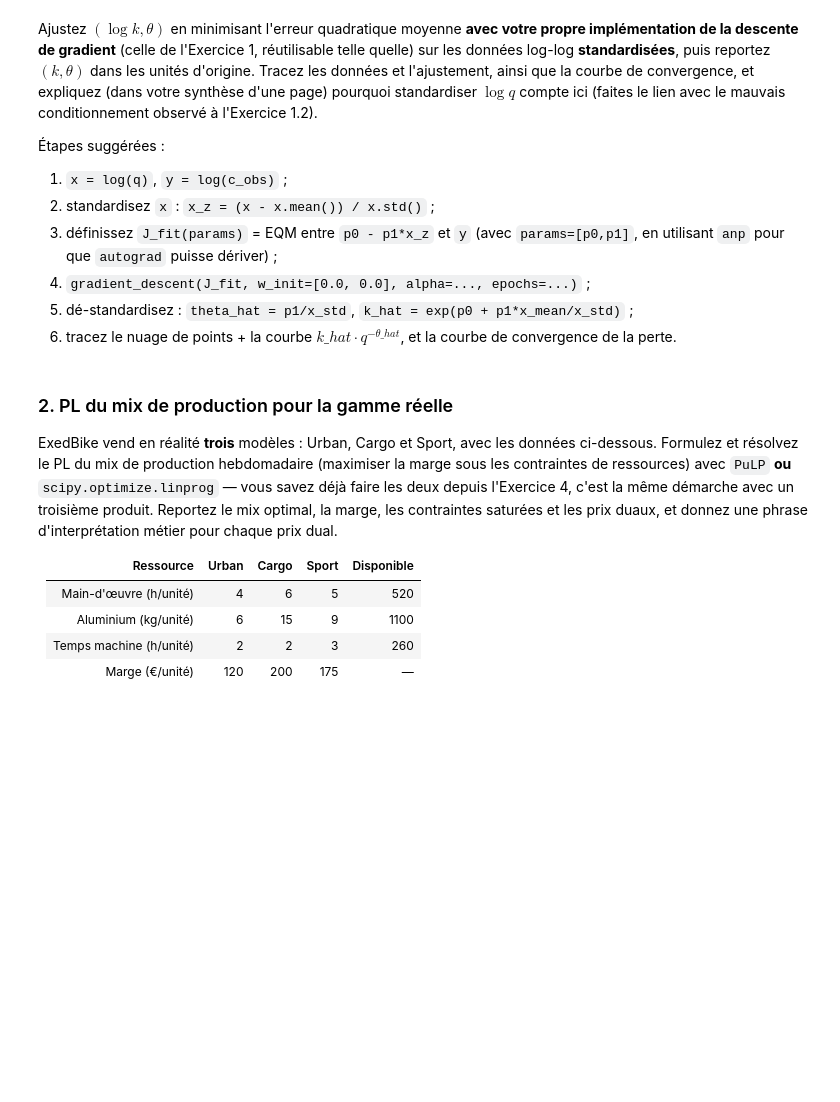
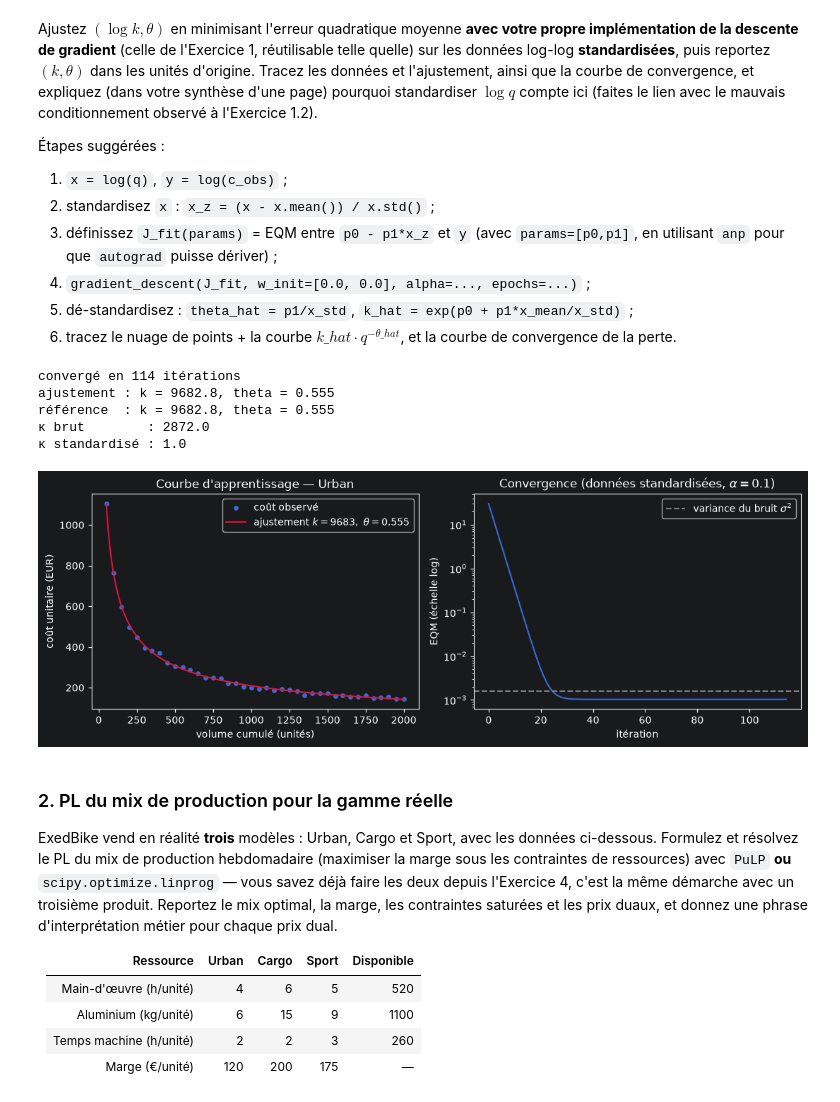
Before and after one commit to seddikiamine/S1-LP, a Jupyter notebook: TP1_optimisation_continue_lineaire.ipynb, the cells around one changed output. Saved outputs shown, nothing was run; the diff lists cells and outputs as text; code cells hidden in the pictures; blank space fills up the shorter version.

```diff
--- a/TP1_optimisation_continue_lineaire.ipynb
+++ b/TP1_optimisation_continue_lineaire.ipynb
@@ -389,8 +389,14 @@ OK : scipy = 15000.00 € ; PuLP = 15000.00 € ; TD1 (à la main) = 15000 €
 **4.2** Quelles contraintes sont saturées à l'optimum ? Correspondent-elles au sommet identifié à la main en TD ? Sur quelle ressource faudrait-il investir en priorité ? Affichez les prix duaux (`prob.constraints[name].pi` en PuLP, `res.ineqlin.marginals` en `linprog`) et interprétez-les.
 # %%
 # A COMPLETER : affichez les prix duaux de chaque contrainte, pour PuLP (con.pi) et pour scipy (res.ineqlin.marginals)
+ressources = ["main-d'oeuvre", "aluminium", "temps machine"]
 print("Prix duaux (PuLP) :")
+for name, con in prob.constraints.items():
+    print(f"  {name:14s} pi = {con.pi + 0:8.4f} €/unité")
+
 
 print("\nValeurs duales (scipy) :")
+for r, m in zip(prob.constraints.keys(), res.ineqlin.marginals):
+    print(f"  {r:14s} marginal = {m:8.4f}   (soit {-m:.4f} €/unité en maximisation)")
 # %% [output]
 Prix duaux (PuLP) :
@@ -436,16 +448,66 @@ Ajustez $(\log k, \theta)$ en minimisant l'erreur quadratique moyenne **avec vot
 # %%
 # A COMPLETER (suivez les 6 étapes ci-dessus)
 x = np.log(q)
 y = np.log(c_obs)
 
 
 # ... standardisation, J_fit, gradient_descent, dé-standardisation ...
+x_mean, x_std = x.mean(), x.std()
+x_z = (x - x_mean) / x_std
+
+def J_fit(params):
+    pred = params[0] - params[1] * x_z
+    return anp.mean((pred - y) ** 2)
+
+alpha = 0.1
+w_star, hist = gradient_descent(J_fit, w_init=[0.0, 0.0], alpha=alpha, epochs=2000, eps=1e-10)
+print(f"convergé en {len(hist)-1} itérations")
 
 
-# print(f"convergé en {len(hist)-1} itérations")
-# print(f"ajustement : k = {k_hat:.1f}, theta = {theta_hat:.3f}")
+p0, p1 = w_star
+theta_hat = p1 / x_std
+k_hat = np.exp(p0 + p1 * x_mean / x_std)
+print(f"ajustement : k = {k_hat:.1f}, theta = {theta_hat:.3f}")
+
 
 # ... graphiques (nuage + ajustement, courbe de convergence) ...
+pente, ordonnee = np.polyfit(x, y, 1)
+print(f"référence  : k = {np.exp(ordonnee):.1f}, theta = {-pente:.3f}")
+
+X_raw = np.column_stack([np.ones_like(x), -x])
+X_std = np.column_stack([np.ones_like(x_z), -x_z])
+print(f"κ brut        : {np.linalg.cond(X_raw.T @ X_raw):.1f}")
+print(f"κ standardisé : {np.linalg.cond(X_std.T @ X_std):.1f}")
+
+loss = [J_fit(np.array(w)) for w in hist]
+q_grid = np.linspace(q.min(), q.max(), 200)
+
+fig, axes = plt.subplots(1, 2, figsize=(11, 4))
+
+axes[0].scatter(q, c_obs, s=15, label="coût observé")
+axes[0].plot(q_grid, k_hat * q_grid ** (-theta_hat), color="crimson",
+             label=fr"ajustement $k={k_hat:.0f},\ \theta={theta_hat:.3f}$")
+axes[0].set_xlabel("volume cumulé (unités)")
+axes[0].set_ylabel("coût unitaire (EUR)")
+axes[0].set_title("Courbe d'apprentissage — Urban")
+axes[0].legend()
+
+axes[1].semilogy(loss)
+axes[1].axhline(0.04 ** 2, ls="--", color="gray", label=r"variance du bruit $\sigma^2$")
+axes[1].set_xlabel("itération")
+axes[1].set_ylabel("EQM (échelle log)")
+axes[1].set_title(fr"Convergence (données standardisées, $\alpha={alpha}$)")
+axes[1].legend()
+
+plt.tight_layout()
+plt.show()
+# %% [output]
+convergé en 114 itérations
+ajustement : k = 9682.8, theta = 0.555
+référence  : k = 9682.8, theta = 0.555
+κ brut        : 2872.0
+κ standardisé : 1.0
+[figure, added]
 # %% [markdown]
 ### 2. PL du mix de production pour la gamme réelle
 
```
Also changed, not shown: parts of 1 cell of this notebook.
